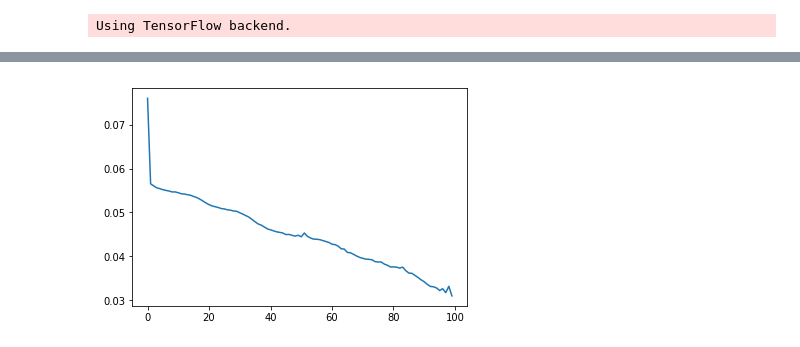
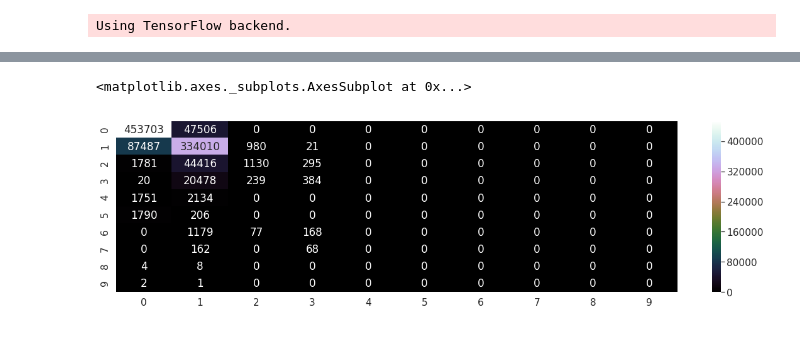
Before and after one commit to QppZoon/Torovsky_NS2019, a Jupyter notebook: Torovsky_projekt.ipynb, the cells around one changed output, grey strips where cells are left out. Saved outputs shown, nothing was run; the diff lists cells and outputs as text; code cells hidden in the pictures.

```diff
--- a/Torovsky_projekt.ipynb
+++ b/Torovsky_projekt.ipynb
@@ -17,7 +19,9 @@ Using TensorFlow backend.
 training_dataset = pd.read_csv('poker-hand-training.data',header=None)
 testing_dataset = pd.read_csv('poker-hand-testing.data',header=None)
 
-train_x = training_dataset.iloc[:,0:10].values
+train_x = training_dataset.iloc[:,:10].values
 train_y = training_dataset.iloc[:, 10].values
-test_x = testing_dataset.iloc[:,0:10].values
+test_x = testing_dataset.iloc[:,:10].values
 test_y = testing_dataset.iloc[:, 10].values
+
+kategoricka_premenna_train = np_utils.to_categorical(train_y)
@@ -34,7 +35,7 @@ model.add(Dense(10, activation='sigmoid'))
 # Compiling model
 model.compile(loss='mean_squared_error',optimizer='Adam', metrics=['accuracy'])
 
-error = model.fit(train_x, kategoricka_premenna_train, epochs=100)
+results = model.fit(train_x, kategoricka_premenna_train, epochs=300)
 scores = model.evaluate(train_x, kategoricka_premenna_train)
 print("\nAccuracy: %.2f%%" % (scores[1]*100))
 # %% [output]
@@ -83,5 +59,11 @@ array([[473717,  27492,      0,      0,      0,      0,      0,      0,
-# %%
-plt.plot(error.history['loss'])
-plt.show()
-# %% [output]
-[figure, removed]
+# %%
+cm = confusion_matrix(test_y, model.predict_classes(test_x))
+
+df_cm = pd.DataFrame(cm, range(10), range(10))
+
+plt.figure(figsize=(20,5))
+sb.set(font_scale=1.4)
+sb.heatmap(df_cm, annot=True, cmap='cubehelix', fmt='g')
+# %% [output]
+<matplotlib.axes._subplots.AxesSubplot at 0x...>
+[figure, added]
```
Also changed, not shown: parts of 6 cells of this notebook.
